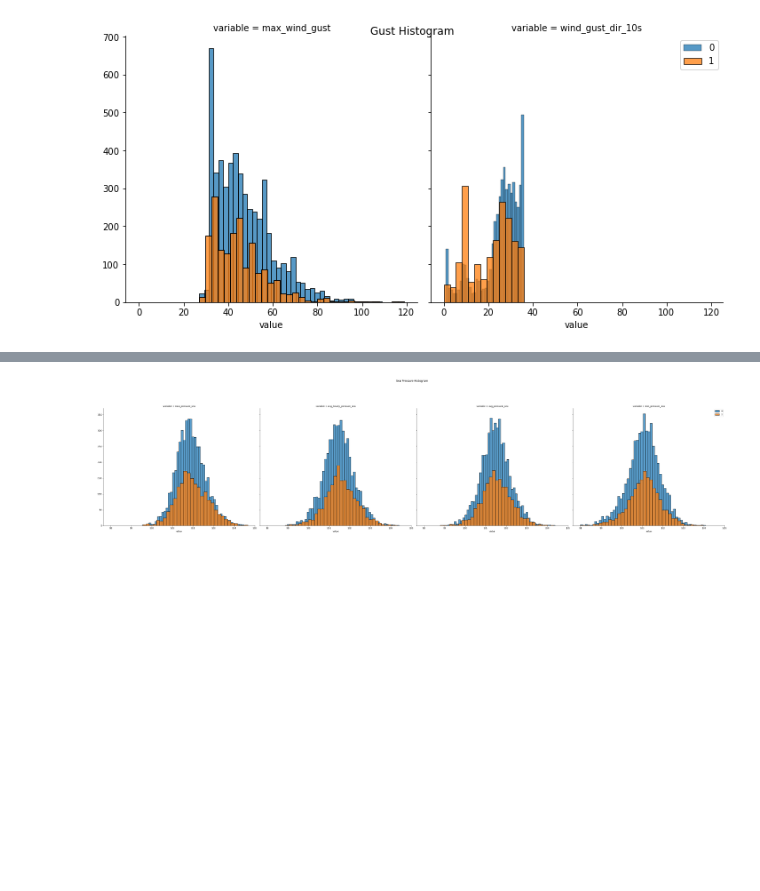
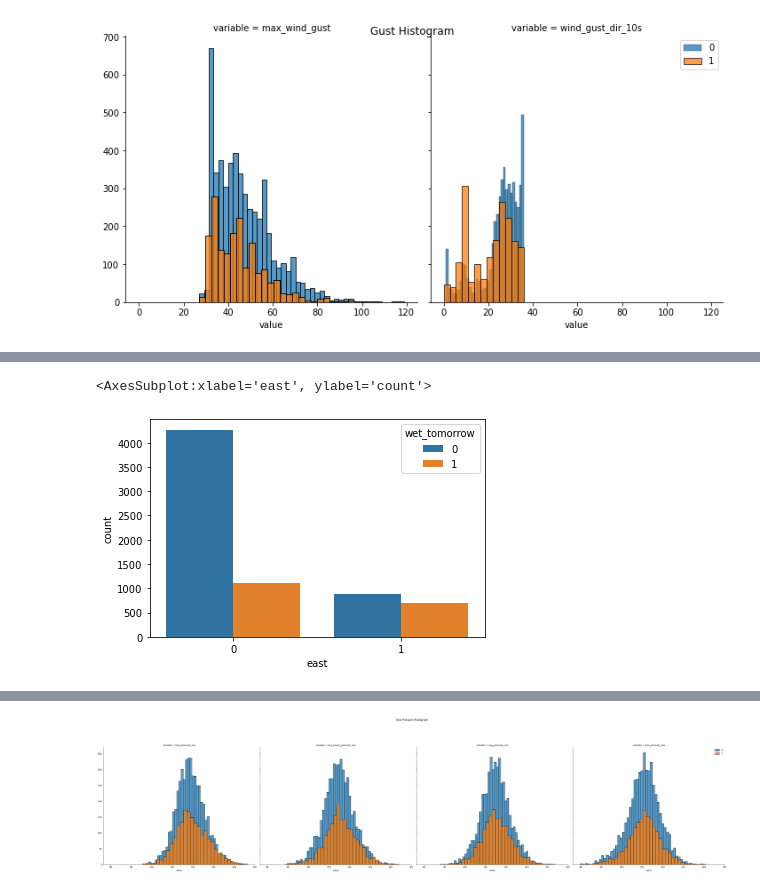
Before and after one commit to sampso29/Toronto-Rain-Prediction-, a Jupyter notebook: Final - Toronto Rain Prediction (Updated Notebook - Project Recommendations).ipynb, the cells around one changed output, grey strips where cells are left out. Cells and saved outputs as stored; diff of their text form; code cells hidden in the pictures; blank space fills up the shorter version.

```diff
--- a/Final - Toronto Rain Prediction (Updated Notebook - Project Recommendations).ipynb
+++ b/Final - Toronto Rain Prediction (Updated Notebook - Project Recommendations).ipynb
@@ -805,0 +886,5 @@ Lastly, it is very clear that rainy days are more likely to occur the next day w
+# %%
+sns.countplot(x='east', hue='wet_tomorrow', data=directons_df)
+# %% [output]
+<AxesSubplot:xlabel='east', ylabel='count'>
+[figure, added]
```
Also changed, not shown: parts of 14 cells of this notebook.
